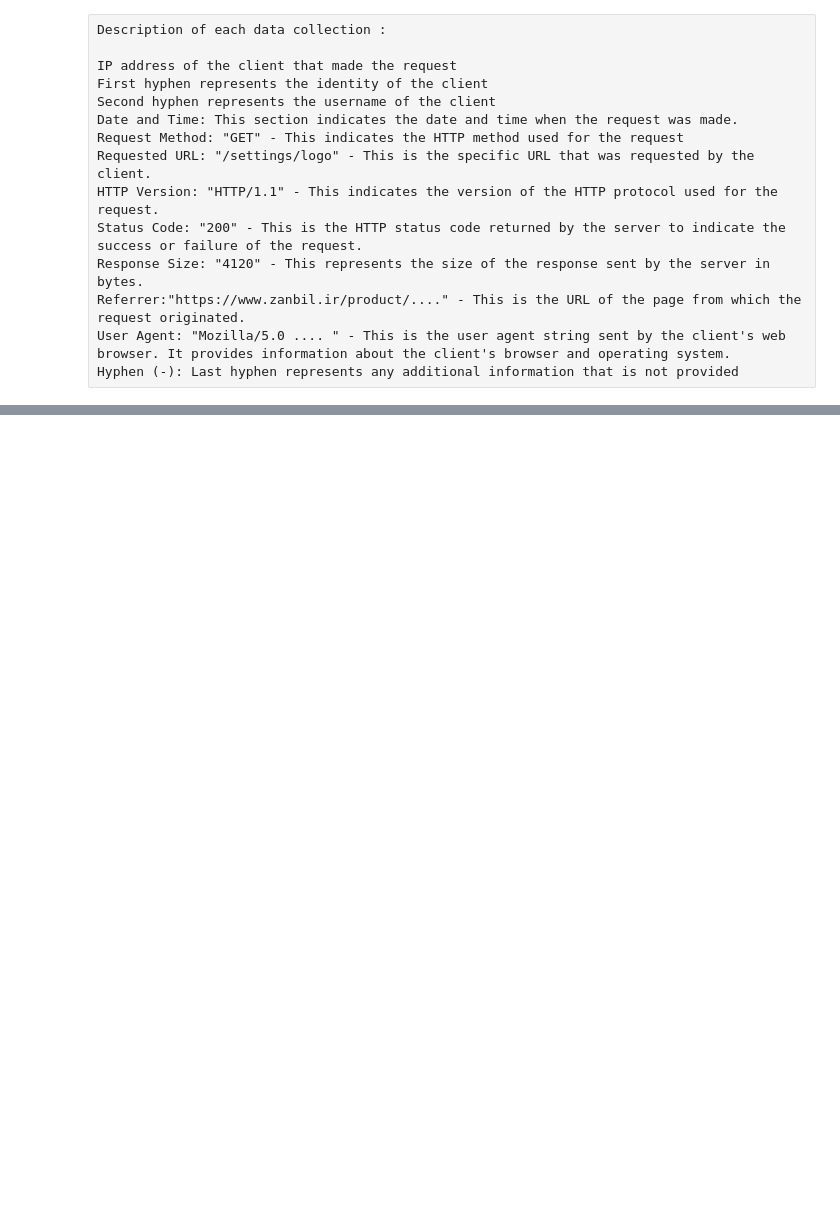
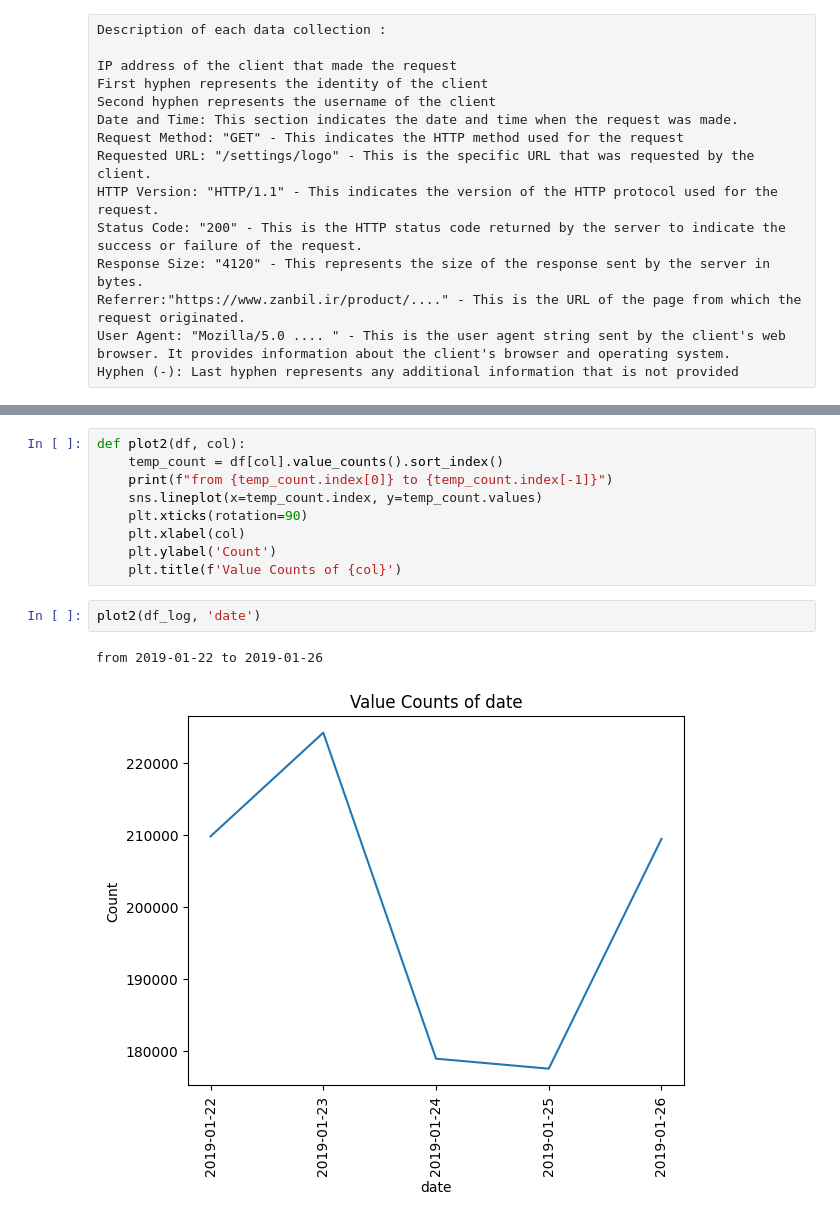
Before and after one commit to Mostafa-Hassani/ETL, a Jupyter notebook: Web Server Log/ETL Web Server Log.ipynb, the cells around one changed output, grey strips where cells are left out. Drawn from its saved outputs; the diff is of its cells as text; blank space fills up the shorter version.

```diff
--- a/Web Server Log/ETL Web Server Log.ipynb
+++ b/Web Server Log/ETL Web Server Log.ipynb
@@ -21,0 +121,14 @@ from datetime import datetime
+# %%
+def plot2(df, col):
+    temp_count = df[col].value_counts().sort_index()
+    print(f"from {temp_count.index[0]} to {temp_count.index[-1]}")
+    sns.lineplot(x=temp_count.index, y=temp_count.values)
+    plt.xticks(rotation=90)
+    plt.xlabel(col)
+    plt.ylabel('Count')
+    plt.title(f'Value Counts of {col}')
+# %%
+plot2(df_log, 'date')
+# %% [output]
+from 2019-01-22 to 2019-01-26
+[figure, added]
```
Also changed, not shown: parts of 18 cells of this notebook.
